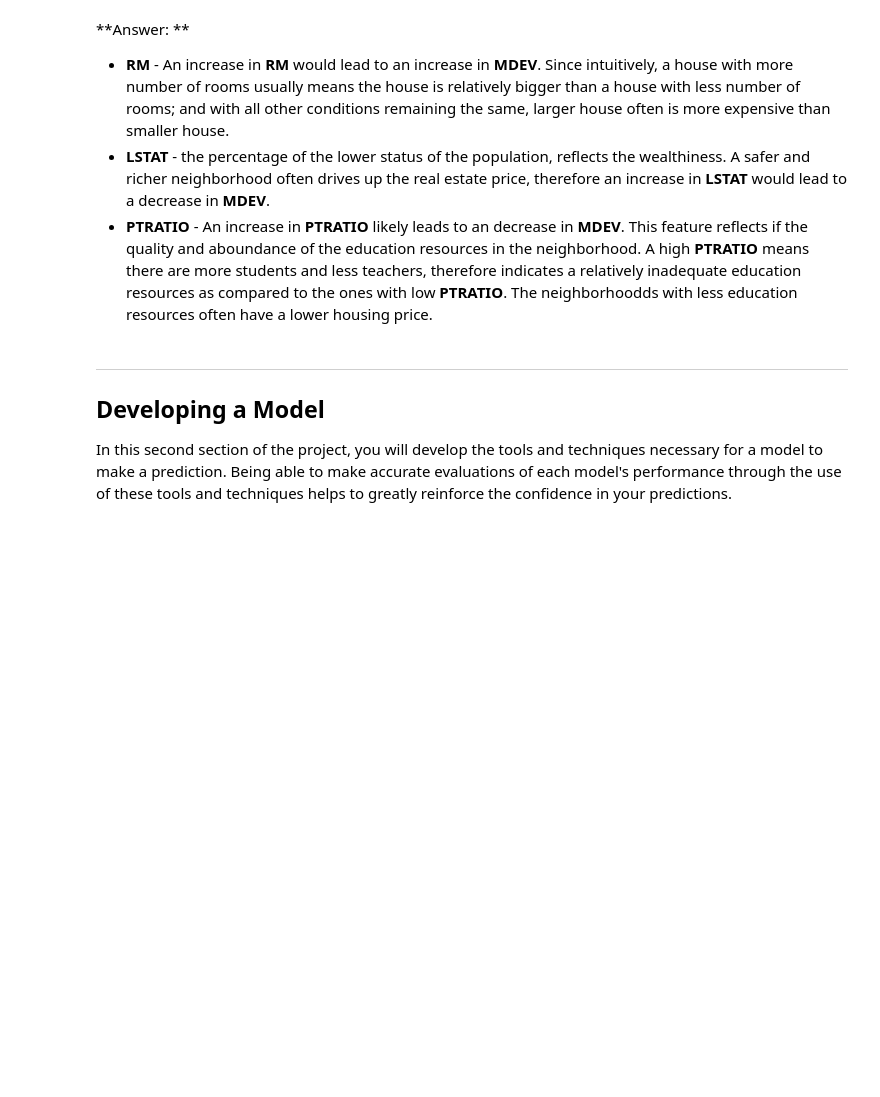
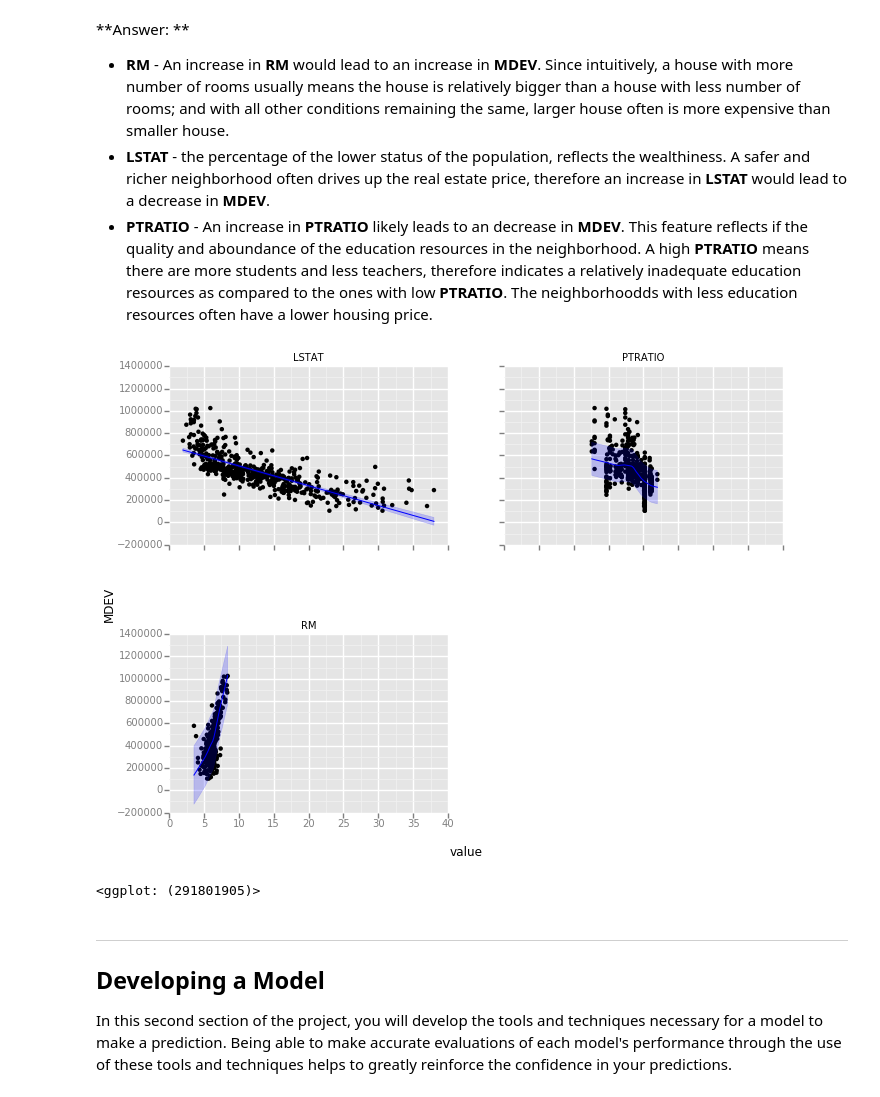
Before and after one commit to zhongyuk/machine-learning, a Jupyter notebook: projects/boston_housing/boston_housing.ipynb, the cells around one changed output. Saved outputs shown, nothing was run; the diff lists cells and outputs as text; code cells hidden in the pictures; blank space fills up the shorter version.

```diff
--- a/projects/boston_housing/boston_housing.ipynb
+++ b/projects/boston_housing/boston_housing.ipynb
@@ -110,6 +110,15 @@ _Using your intuition, for each of the three features above, do you think that a
 * **RM** - An increase in **RM** would lead to an increase in **MDEV**. Since intuitively, a house with more number of rooms usually means the house is relatively bigger than a house with less number of rooms; and with all other conditions remaining the same, larger house often is more expensive than smaller house.
 * **LSTAT** - the percentage of the lower status of the population, reflects the wealthiness. A safer and richer neighborhood often drives up the real estate price, therefore an increase in **LSTAT** would lead to a decrease in **MDEV**.
 * **PTRATIO** - An increase in **PTRATIO** likely leads to an decrease in **MDEV**. This feature reflects if the quality and aboundance  of the education resources in the neighborhood. A high **PTRATIO** means there are more students and less teachers, therefore indicates a relatively inadequate education resources as compared to the ones with low **PTRATIO**. The neighborhoodds with less education resources often have a lower housing price.
+# %%
+# Add a visulization exploration #
+from ggplot import ggplot, geom_point, aes, stat_smooth, facet_wrap
+data_long = pd.melt(data, id_vars='MDEV')
+p = ggplot(data_long, aes(x='value', y='MDEV')) + geom_point() + stat_smooth(color='blue') + facet_wrap('variable')
+p
+# %% [output]
+[figure, added]
+<ggplot: (291801905)>
 # %% [markdown]
 ----
 
```
Also changed, not shown: parts of 1 cell of this notebook, 1 other file.
